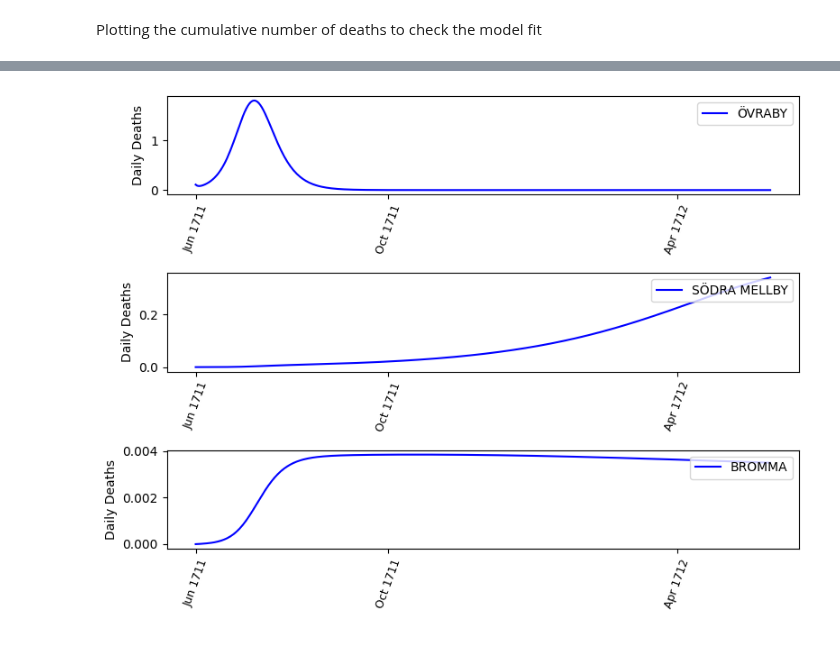
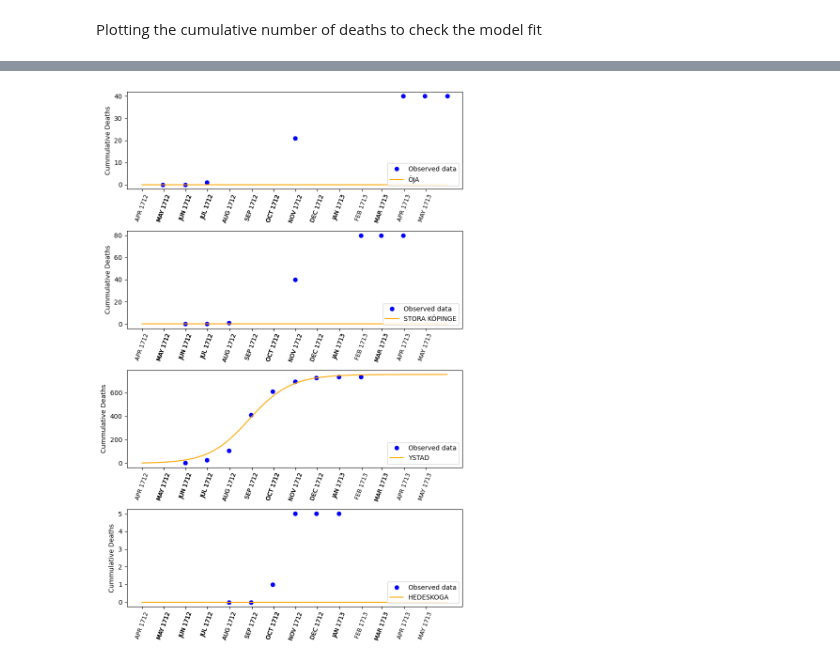
Before and after one commit to polislizarralde/PythonMathematicalModeling, a Jupyter notebook: docs/PlagueProject/Model_transmission_matrix_symmetric.ipynb, the cells around one changed output, grey strips where cells are left out. Saved outputs shown, nothing was run; the diff lists cells and outputs as text; code cells hidden in the pictures.

```diff
--- a/docs/PlagueProject/Model_transmission_matrix_symmetric.ipynb
+++ b/docs/PlagueProject/Model_transmission_matrix_symmetric.ipynb
@@ -630,7 +388,7 @@ model_estimation = {'model': SEIRD_model,
                   'gdf': example,
                   # defining the initial values for the model
                   'beta': beta_estimated,
-                  'p_coeff':p_estimated,
+                  'p':p_estimated,
                   'mu': mu_estimated,
                   'gamma': 0.4,
                   'sigma': 0.17,
@@ -723,0 +474,18 @@ def daily_deaths(solution_model: dict, patch: int, T_inf: int, T_sup: int) -> li
+# %%
+# Transmission matrix defined for SCENARIO 2 and SCENARIO 3.
+def trans_matrix2(gdf: gpd.GeoDataFrame, beta, p:float, column_name: str = 'ParishName', column_geometry: str = 'geometry'):
+    unique_names = gdf[column_name].unique()
+    len_unique_names = len(unique_names)
+    trans_matrix = np.full((len_unique_names,len_unique_names),p, dtype=float)
+    for i in range(len_unique_names):
+        for j in range(i, len_unique_names):
+            if i != j:
+                polygon_i = gdf[gdf[column_name] == unique_names[i]][column_geometry].values[0]
+                polygon_j = gdf[gdf[column_name] == unique_names[j]][column_geometry].values[0]
+                # If polygons don't touch, set value in trans_matrix to 0
+                if not polygon_i.touches(polygon_j):
+                    trans_matrix[i,j] = 0
+                    trans_matrix[j,i] = 0
+            else:
+                trans_matrix[i,j] = beta[i]
+    return trans_matrix
@@ -724,36 +903,68 @@ def daily_deaths(solution_model: dict, patch: int, T_inf: int, T_sup: int) -> li
 # %%
 %matplotlib inline
 
 # Number of patches
 n = model_estimation['n']
 
-
 # Set the figsize for each subplot
 figsize_single_subplot = (8, 2)
 
 # Calculate the total figure height based on the number of subplots and their height
-fig_height = figsize_single_subplot[1] * n
+fig_height = figsize_single_subplot[1] * 1.5*n
 
 # Create a figure and an array of axes with nrows=n and ncols=1
 fig, axes = plt.subplots(nrows=n, ncols=1, figsize=(
-    figsize_single_subplot[0], fig_height))
+    figsize_single_subplot[0], fig_height), sharex=False)
 
-# tick_positions = southeastScania['BeginDaysPlague'].values
-# tick_labels = southeastScania['BeginPlaguePeriod'].apply(
-#     lambda x: x.strftime('%b %Y') if not pd.isna(x) else None).values
+# Wrap the axes array into a numpy array to make it easier to work with
+axes = np.array(axes).reshape(n)
 
+# Plot model solution D for each patch
+tick_positions = example['BeginDaysPlague'].values
+tick_labels = example['BeginPlaguePeriod'].values
+# Create a dictionary where the key is the parish name and the value is the dataframe
+grouped_by_parish = example.groupby('ParishName')
+group_dict = {}
+for name, data in grouped_by_parish:
+    group_dict[name] = data
 
+# Plot model solution D and the data for each patch
 for i in range(n):
-    # Plot daily deaths for each patch i
-    axes[i].plot(daily_deaths(model_solution, i, 0, model_input.maxDays()),
-                 color='blue', label=(model_input.patchNames()[i]))
-    axes[i].set_ylabel('Daily Deaths')
-    axes[i].legend(loc='upper right')
-    axes[i].xaxis.set_ticks(tick_positions, tick_labels,
-                            rotation=70, fontsize=9)
+    current_parish = model_input.patchNames()[i]
+    current_df = group_dict[current_parish]
+    len_data_parish = len(current_df)
+    if len_data_parish < 2:
+        initial_position = current_df['BeginDaysPlague'].values[0]
+        final_position = current_df['EndDaysPlague'].values[0]
+        deaths = current_df['VictimsNumber'].values[0]
+        if final_position != 0 and deaths != 0:
+            axes[i].plot(initial_position, 0, 'bo')
+            axes[i].plot(final_position, deaths, 'bo')
+            axes[i].plot(model_solution['D'][i], color='orange', label=current_parish)
+            axes[i].set_ylabel('Cumulative Deaths')
+            axes[i].legend(loc='lower right')
+            axes[i].set_xticks(tick_positions, tick_labels, rotation=70, fontsize=9)
+        else:
+            axes[i].plot(initial_position, 0, 'bo')
+            axes[i].plot(model_solution['D'][i], color='orange', label=current_parish)
+            axes[i].set_ylabel('Cumulative Deaths')
+            axes[i].legend(loc='lower right')
+            axes[i].set_xticks(tick_positions, tick_labels, rotation=70, fontsize=9)
 
+    else:
+        time = np.zeros(len_data_parish)
+        cumdeathData = np.zeros(len_data_parish)
+        for j in range(len_data_parish):
+            time[j] = current_df['EndDaysPlague'].values[j]
+            cumdeathData[j] = current_df['VictimsNumber'].values[j]
+        axes[i].plot(time, cumdeathData, 'bo', label='Observed data')
+        axes[i].plot(model_solution["D"][i],
+                        color='orange', label=current_parish)
+        axes[i].set_ylabel('Cummulative Deaths')
+        axes[i].legend(loc='lower right')
+        axes[i].set_xticks(tick_positions, tick_labels, rotation=70, fontsize=9)
 # Adjust the layout to avoid overlapping
 plt.tight_layout()
 plt.show()
 # %% [output]
-[figure, old version]
+[figure, new version]
```
Also changed, not shown: parts of 47 cells of this notebook, 1 other file.
